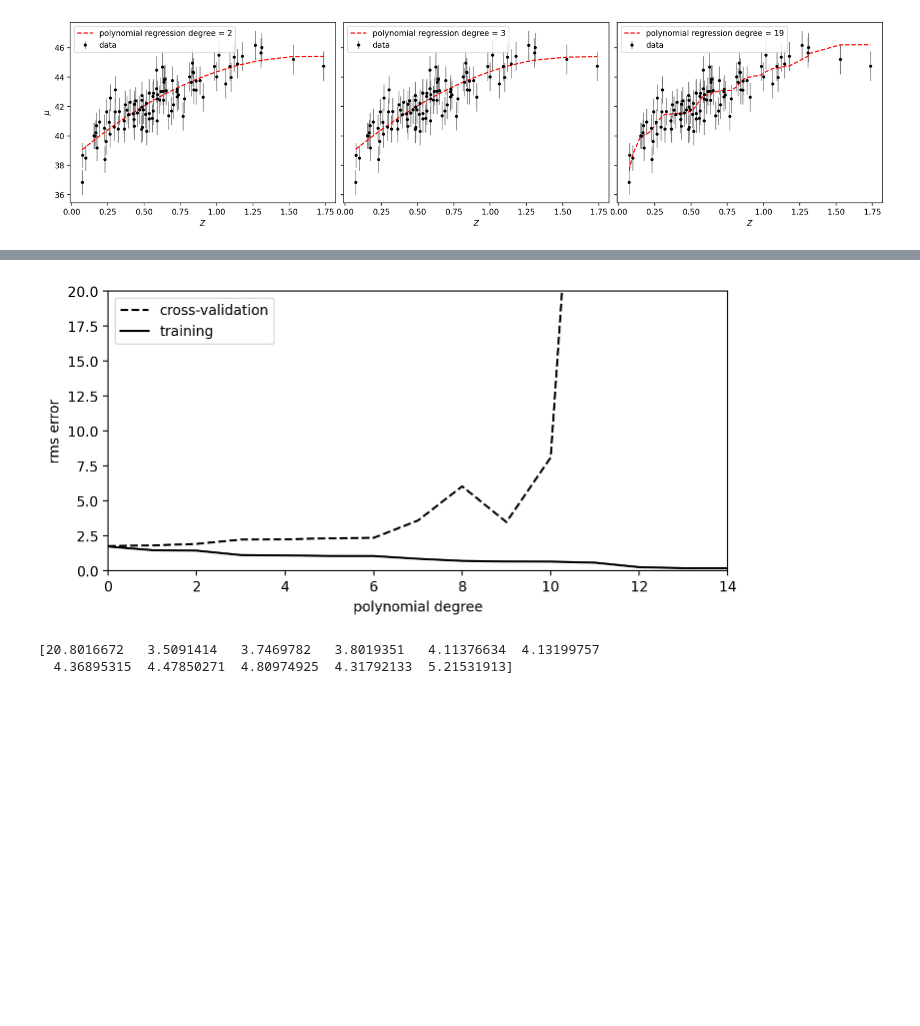
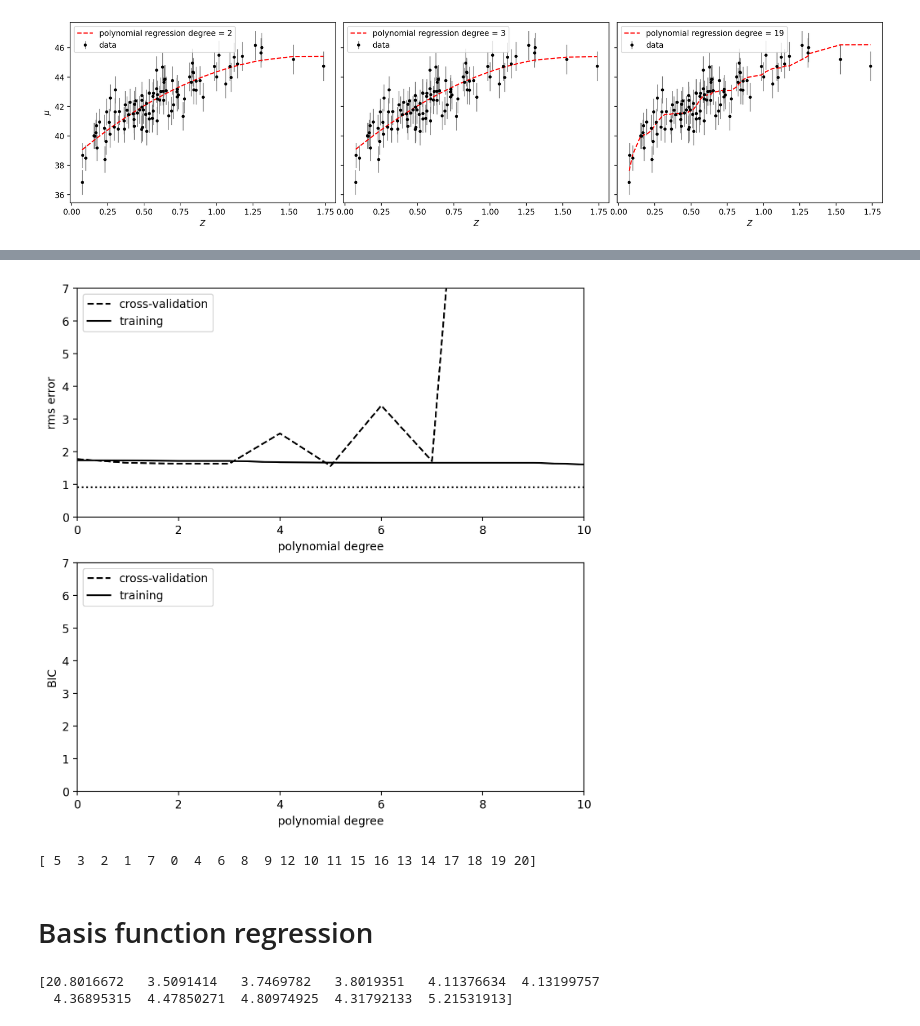
Before and after one commit to EdoSanto/astrostatistics_bicocca_2024, a Jupyter notebook: working/Supernova distances and redshifts (part 1).ipynb, the cells around one changed output, grey strips where cells are left out. Drawn from its saved outputs; the diff is of its cells as text; code cells hidden in the pictures; blank space fills up the shorter version.

```diff
--- a/working/Supernova distances and redshifts (part 1).ipynb
+++ b/working/Supernova distances and redshifts (part 1).ipynb
@@ -157,8 +157,8 @@ z_train = z_shuffle[idx[:70]]
 mu_train = mu_shuffle[idx[:70]]
 
 # Select the cross-validation points
-z_train = z_shuffle[idx[70:85]]
-mu_train = mu_shuffle[idx[70:85]]
+z_cv = z_shuffle[idx[70:85]]
+mu_cv = mu_shuffle[idx[70:85]]
 
 # Third figure: plot errors as a function of polynomial degree d
 d = np.arange(0, 21)
@@ -167,29 +167,49 @@ crossval_err = np.zeros(d.shape)
 # %%
 fig = plt.figure(figsize=(8, 8))
 for i in range(len(d)):
 
     model = PolynomialRegression(i)
     model.fit(z_train.reshape(-1,1),  mu_train)
 
     y_train = model.predict(z_train.reshape(-1,1))
     y_cv = model.predict(z_cv.reshape(-1,1))
 
     training_err[i] = np.sqrt(np.sum((y_train - mu_train) ** 2)  / len(mu_train))
     crossval_err[i] = np.sqrt(np.sum((y_cv - mu_cv) ** 2) / len(mu_cv))
 
+BIC_train = np.sqrt(len(mu_train)) * training_err / dmu[0] + d * np.log(len(mu_train))
+BIC_crossval = np.sqrt(len(mu_train)) * crossval_err / dmu[0] + d * np.log(len(mu_train))
+
 ax = fig.add_subplot(211)
 ax.plot(d, crossval_err, '--k', label='cross-validation')
 ax.plot(d, training_err, '-k', label='training')
+ax.plot(d, dmu[0] * np.ones(d.shape), ':k')
 
-ax.set_xlim(0, 14)
-ax.set_ylim(0, 20)
+ax.set_xlim(0, 10)
+ax.set_ylim(0, 7)
 ax.set_xlabel('polynomial degree')
 ax.set_ylabel('rms error')
 ax.legend(loc=2)
 
+ax = fig.add_subplot(212)
+ax.plot(d, BIC_crossval, '--k', label='cross-validation')
+ax.plot(d, BIC_train, '-k', label='training')
+
+ax.set_xlim(0, 10)
+ax.set_ylim(0, 7)
+
+ax.legend(loc=2)
+ax.set_xlabel('polynomial degree')
+ax.set_ylabel('BIC')
+
 plt.show()
+
+print(np.argsort(crossval_err))
 # %% [output]
-[figure, old version]
+[figure, new version]
+[ 5  3  2  1  7  0  4  6  8  9 12 10 11 15 16 13 14 17 18 19 20]
+# %% [markdown]
+# Basis function regression
 # %%
 #Basis function regression looks like this
 from astroML.linear_model import BasisFunctionRegression
```
Also changed, not shown: parts of 5 cells of this notebook, 1 other file.
